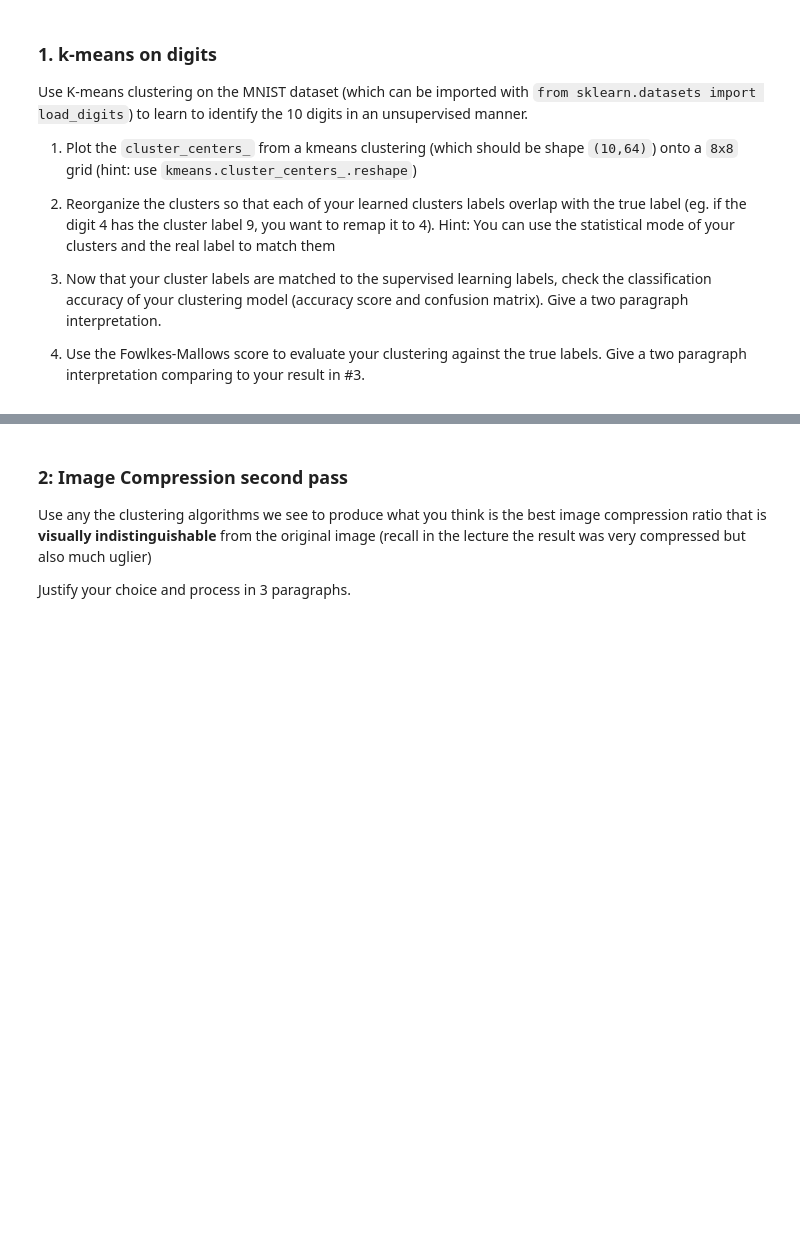
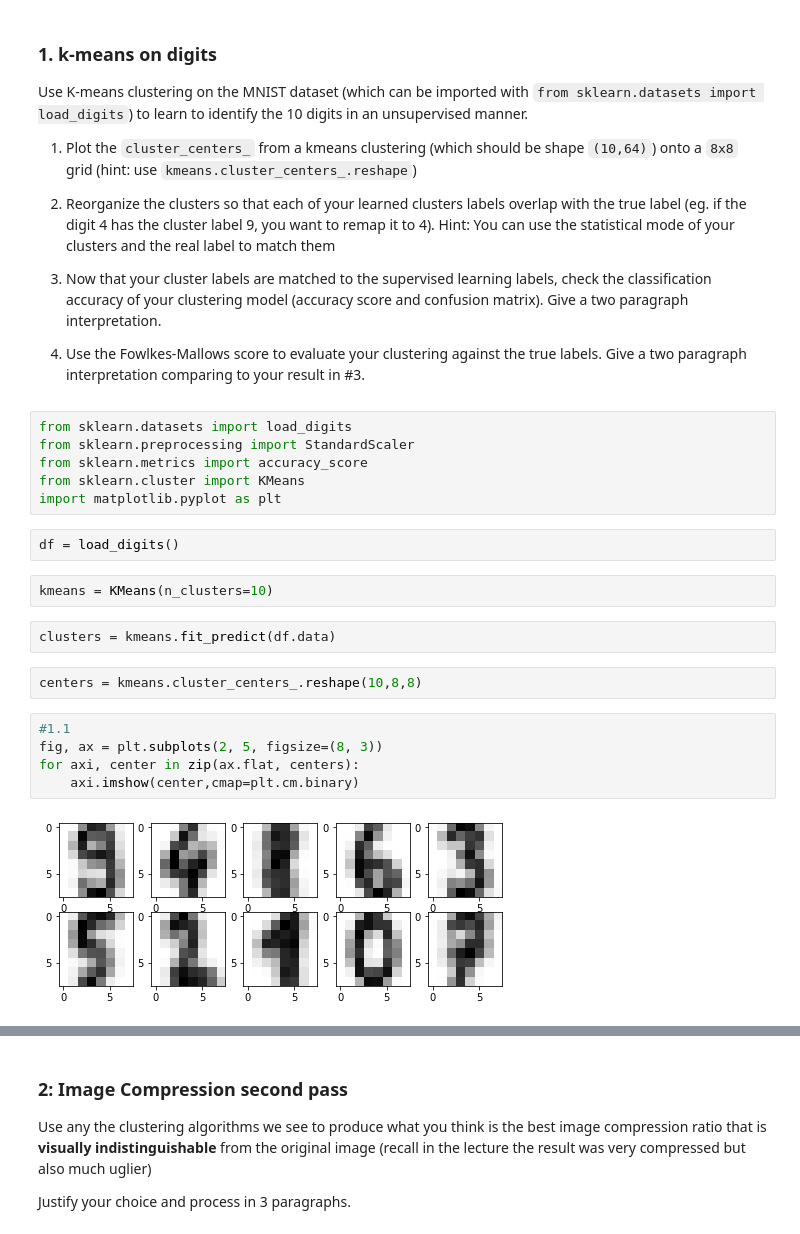
Before and after one commit to cb-ds-1/4-3-clustering, a Jupyter notebook: workshop.ipynb, the cells around one changed output, grey strips where cells are left out. Cells and saved outputs as stored; diff of their text form; blank space fills up the shorter version.

```diff
--- a/workshop.ipynb
+++ b/workshop.ipynb
@@ -10,3 +10,24 @@ Use K-means clustering on the MNIST dataset (which can be imported with `from sk
 3. Now that your cluster labels are matched to the supervised learning labels, check the classification accuracy of your clustering model (accuracy score and confusion matrix). Give a two paragraph interpretation.
 
 4. Use the Fowlkes-Mallows score to evaluate your clustering against the true labels. Give a two paragraph interpretation comparing to your result in #3.
+# %%
+from sklearn.datasets import load_digits
+from sklearn.preprocessing import StandardScaler
+from sklearn.metrics import accuracy_score
+from sklearn.cluster import KMeans
+import matplotlib.pyplot as plt
+# %%
+df = load_digits()
+# %%
+kmeans = KMeans(n_clusters=10)
+# %%
+clusters = kmeans.fit_predict(df.data)
+# %%
+centers = kmeans.cluster_centers_.reshape(10,8,8)
+# %%
+#1.1
+fig, ax = plt.subplots(2, 5, figsize=(8, 3))
+for axi, center in zip(ax.flat, centers):
+    axi.imshow(center,cmap=plt.cm.binary)
+# %% [output]
+[figure, added]
```
Also changed, not shown: parts of 39 cells of this notebook, 1 other file.
